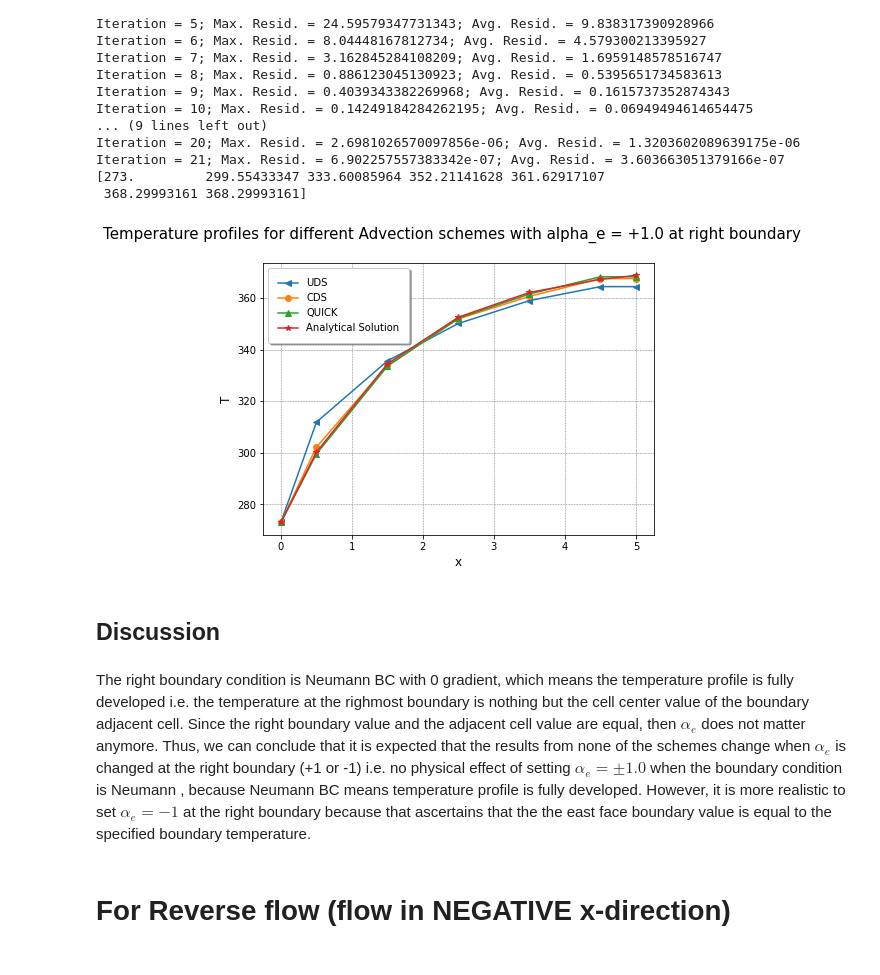
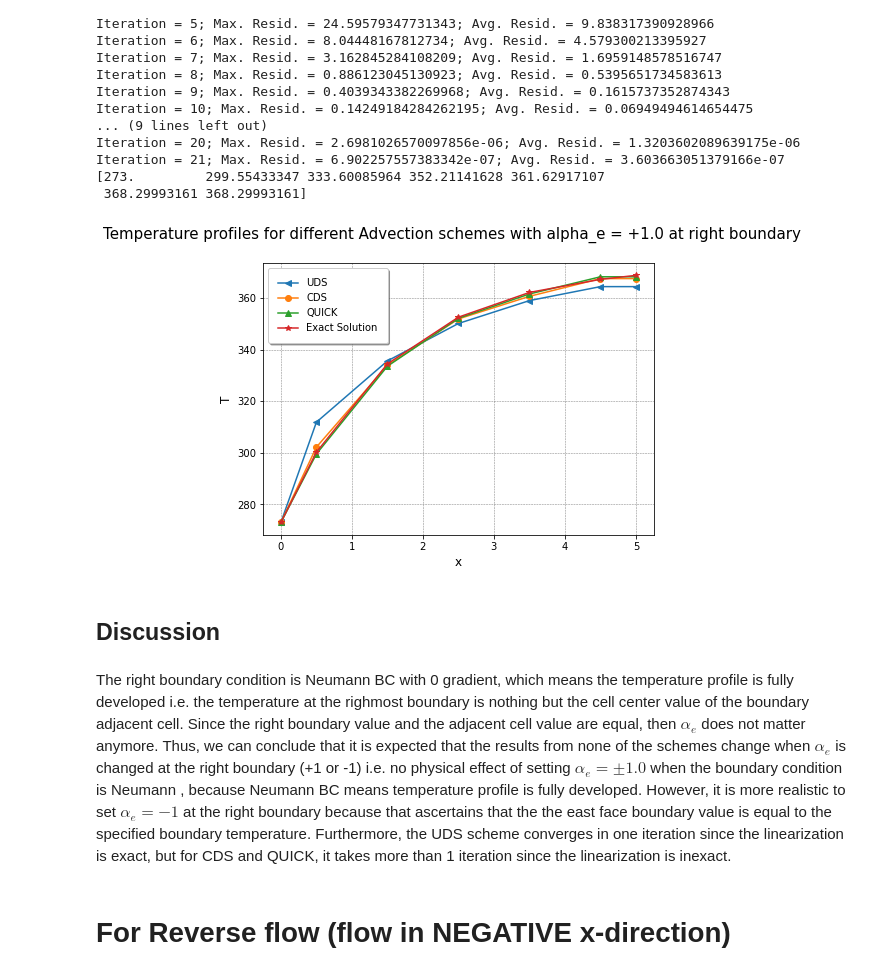
Before and after one commit to NafishaHaq/Assignment3, a Jupyter notebook: Problem2.ipynb, the cells around one changed output. Saved outputs shown, nothing was run; the diff lists cells and outputs as text; code cells hidden in the pictures.

```diff
--- a/Problem2.ipynb
+++ b/Problem2.ipynb
@@ -1178,7 +1128,7 @@ def QUICK(ncv_def):
     surfaceConvection = SurfaceConvectionModel(grid, T, ho, To)
 
     # Define the advection model
-    advection = QUICKAdvectionModel(grid, T, Uhe, rho, cp, west_bc, east_bc)
+    advection = QuickAdvectionModel1(grid, T, Uhe, rho, cp, west_bc, east_bc)
 
     # Loop through all timesteps
     for tStep in range(nTime):
@@ -1593,7 +1543,7 @@ def QUICK(ncv_def):
     surfaceConvection = SurfaceConvectionModel(grid, T, ho, To)
 
     # Define the advection model
-    advection = QUICKAdvectionModel2(grid, T, Uhe, rho, cp, west_bc, east_bc)
+    advection = QuickAdvectionModel2(grid, T, Uhe, rho, cp, west_bc, east_bc)
 
     # Loop through all timesteps
     for tStep in range(nTime):
@@ -1657,29 +1607,30 @@ Iteration = 21; Max. Resid. = 6.902257557383342e-07; Avg. Resid. = 3.60366305137
 # %%
  """Plot for testing Accuracy of Numerical solution with Analytical solution """
 %matplotlib inline
 
 import matplotlib.pyplot as plt
 
 plt.figure(figsize =(7,5))
 
 plt.plot(xp_uds_5, T_uds_5 , marker = "<", label = "UDS")
 plt.plot(xp_cds_5, T_cds_5, marker = "o", label = "CDS")
 plt.plot(xp_quick_5, T_quick_5 , marker = "^", label = "QUICK")
-plt.plot(xp_uds_5, T_Exact , marker = "*", label = "Analytical Solution")
+plt.plot(xp_uds_5, T_Exact , marker = "*", label = "Exact Solution")
 plt.xlabel('x', fontsize = 12)
 plt.ylabel('T', fontsize =12)
 plt.suptitle('Temperature profiles for different Advection schemes with alpha_e = +1.0 at right boundary', fontsize=15)
 plt.grid(True)
 plt.grid(color = 'grey', linestyle = '--', linewidth = 0.5)
 plt.legend(fancybox=True, framealpha=1, shadow=True, borderpad=1)
 plt.show()
 # %% [output]
-[figure, old version]
+[figure, new version]
 # %% [markdown]
 ## Discussion
 # %% [markdown]
 The right boundary condition is Neumann BC with 0 gradient, which means the temperature profile is fully developed i.e. the temperature at the righmost boundary is nothing but the cell center value of the boundary adjacent cell. Since the right boundary value and the adjacent cell value are equal, then $\alpha_e$ does not matter anymore.  Thus, we can conclude that it is expected that the results from none of the schemes change when $\alpha_e$ is changed at the right boundary (+1 or -1) i.e. no physical effect of setting $\alpha_e = \pm1.0$  when the boundary condition is Neumann , because Neumann BC means temperature profile is fully developed.
 However, it is more realistic to set $\alpha_e = -1$ at the right boundary because that ascertains that the the east face boundary value is equal to the specified boundary temperature.
+Furthermore, the UDS scheme converges in one iteration since the linearization is exact, but for CDS and QUICK, it takes more than 1 iteration since the linearization is inexact.
 # %% [markdown]
 # For Reverse flow (flow in NEGATIVE x-direction)
 # %% [markdown]
```
Also changed, not shown: parts of 10 cells of this notebook.
